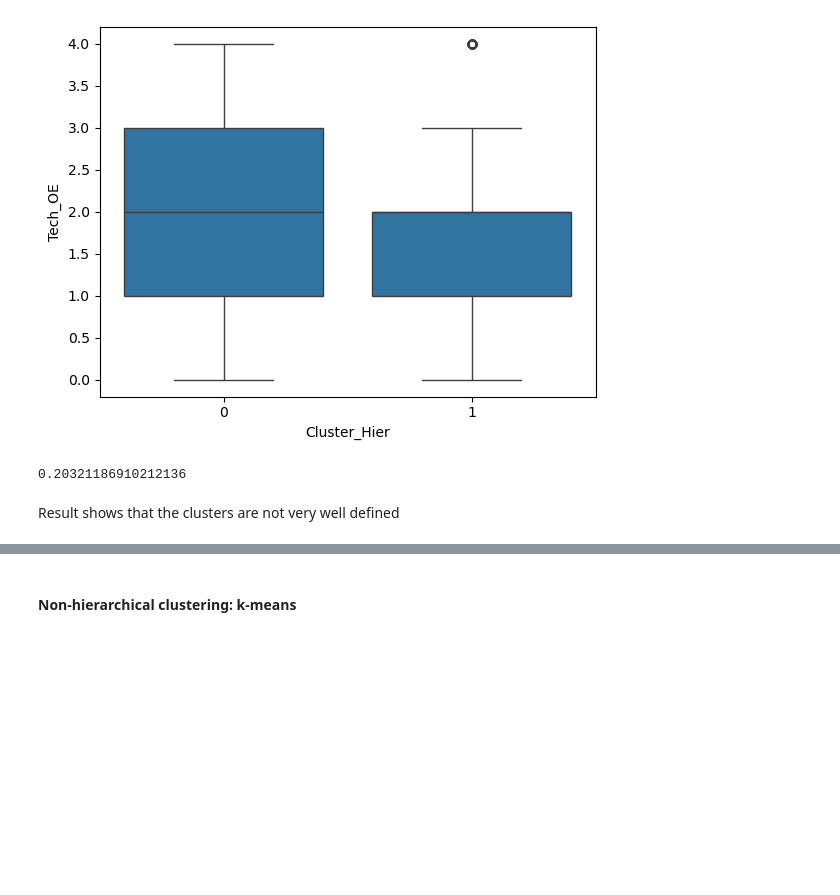
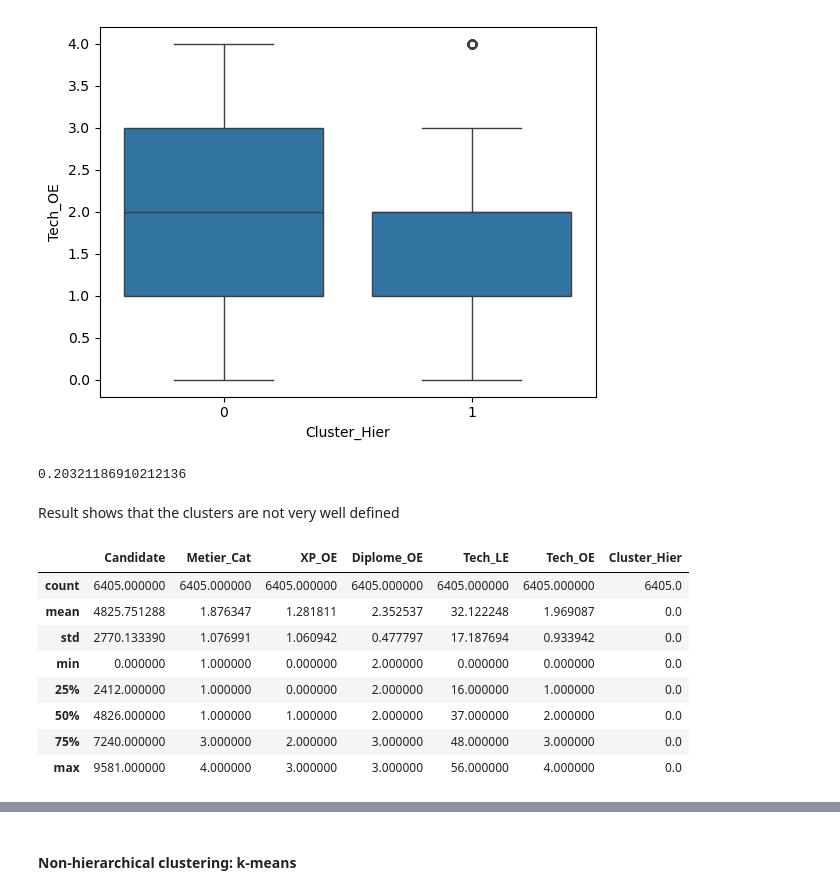
Before and after one commit to MarianneChehade/MarianneChehade, a Jupyter notebook: EQUANCY - Technical Test - CHEHADE.ipynb, the cells around one changed output, grey strips where cells are left out. Cells and saved outputs as stored; diff of their text form; code cells hidden in the pictures; blank space fills up the shorter version.

```diff
--- a/EQUANCY - Technical Test - CHEHADE.ipynb
+++ b/EQUANCY - Technical Test - CHEHADE.ipynb
@@ -629,3 +586,16 @@ silhouette_avg
 0.20321186910212136
 # %% [markdown]
 Result shows that the clusters are not very well defined
+# %%
+stats_cluster0 = df_merged[df_merged.Cluster_Hier == 0].describe()
+stats_cluster0
+# %% [output]
+|  | Candidate | Metier_Cat | XP_OE | Diplome_OE | Tech_LE | Tech_OE | Cluster_Hier |
+| count | 6405.000000 | 6405.000000 | 6405.000000 | 6405.000000 | 6405.000000 | 6405.000000 | 6405.0 |
+| mean | 4825.751288 | 1.876347 | 1.281811 | 2.352537 | 32.122248 | 1.969087 | 0.0 |
+| std | 2770.133390 | 1.076991 | 1.060942 | 0.477797 | 17.187694 | 0.933942 | 0.0 |
+| min | 0.000000 | 1.000000 | 0.000000 | 2.000000 | 0.000000 | 0.000000 | 0.0 |
+| 25% | 2412.000000 | 1.000000 | 0.000000 | 2.000000 | 16.000000 | 1.000000 | 0.0 |
+| 50% | 4826.000000 | 1.000000 | 1.000000 | 2.000000 | 37.000000 | 2.000000 | 0.0 |
+| 75% | 7240.000000 | 3.000000 | 2.000000 | 3.000000 | 48.000000 | 3.000000 | 0.0 |
+| max | 9581.000000 | 4.000000 | 3.000000 | 3.000000 | 56.000000 | 4.000000 | 0.0 |
```
Also changed, not shown: parts of 20 cells of this notebook.
